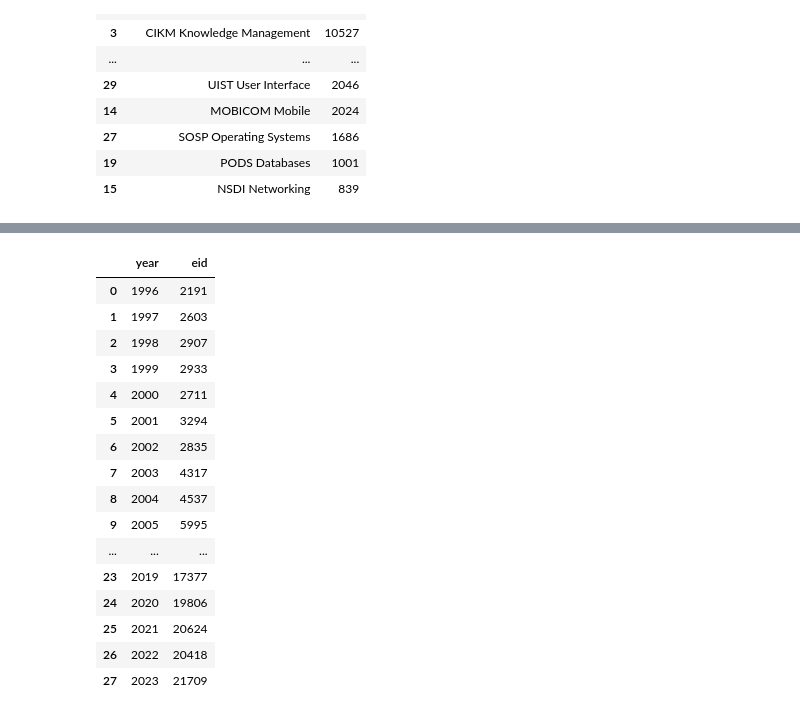
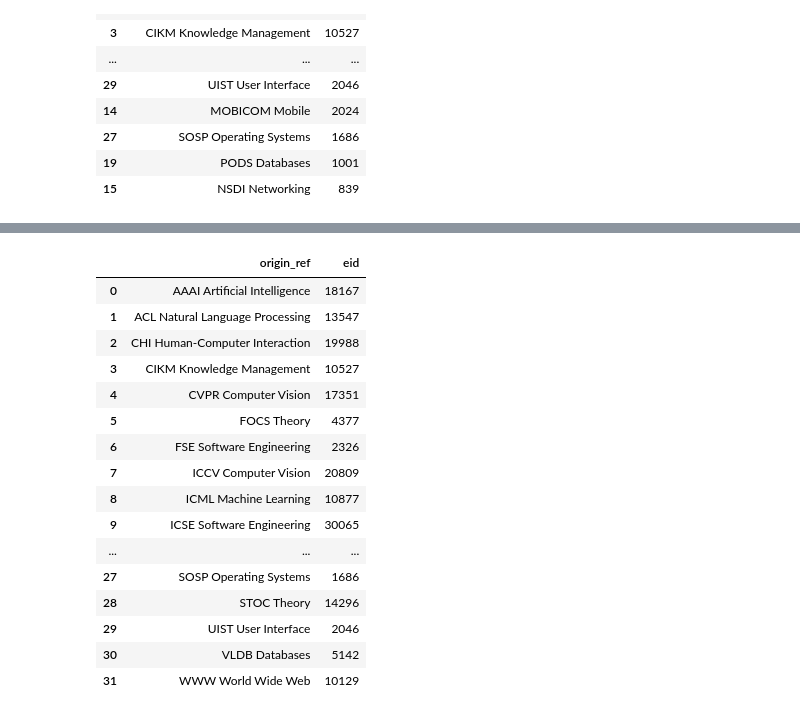
Before and after one commit to JJEliPark/Bibliometric, a Jupyter notebook: papers_eda.ipynb, the cells around one changed output, grey strips where cells are left out. Drawn from its saved outputs; the diff is of its cells as text; code cells hidden in the pictures.

```diff
--- a/papers_eda.ipynb
+++ b/papers_eda.ipynb
@@ -48,0 +68,6 @@ data.groupby('origin_ref').count().reset_index()[['origin_ref', 'eid']].sort_val
+# %%
+data['author_count'] = data['author_count'].fillna(0).astype(int)
+print("논문 별 평균 저자 수",data['author_count'].mean())
+
+df_exploded = data.assign(affiliation_country=data['affiliation_country'].str.split(';')).explode('affiliation_country')
+print("논문 별 평균 공동 작업 국가 수", df_exploded.groupby('eid')['affiliation_country'].nunique().mean())
@@ -49,20 +114,20 @@ data.groupby('origin_ref').count().reset_index()[['origin_ref', 'eid']].sort_val
 # %%
-data.groupby('year').count().reset_index()[['year', 'eid']].sort_values('year')
+data.groupby('origin_ref')['eid'].count().reset_index().sort_values('origin_ref')
 # %% [output]
-|  | year | eid |
-| 0 | 1996 | 2191 |
-| 1 | 1997 | 2603 |
-| 2 | 1998 | 2907 |
-| 3 | 1999 | 2933 |
-| 4 | 2000 | 2711 |
-| 5 | 2001 | 3294 |
-| 6 | 2002 | 2835 |
-| 7 | 2003 | 4317 |
-| 8 | 2004 | 4537 |
-| 9 | 2005 | 5995 |
+|  | origin_ref | eid |
+| 0 | AAAI Artificial Intelligence | 18167 |
+| 1 | ACL Natural Language Processing | 13547 |
+| 2 | CHI Human-Computer Interaction | 19988 |
+| 3 | CIKM Knowledge Management | 10527 |
+| 4 | CVPR Computer Vision | 17351 |
+| 5 | FOCS Theory | 4377 |
+| 6 | FSE Software Engineering | 2326 |
+| 7 | ICCV Computer Vision | 20809 |
+| 8 | ICML Machine Learning | 10877 |
+| 9 | ICSE Software Engineering | 30065 |
 | ... | ... | ... |
-| 23 | 2019 | 17377 |
-| 24 | 2020 | 19806 |
-| 25 | 2021 | 20624 |
-| 26 | 2022 | 20418 |
-| 27 | 2023 | 21709 |
+| 27 | SOSP Operating Systems | 1686 |
+| 28 | STOC Theory | 14296 |
+| 29 | UIST User Interface | 2046 |
+| 30 | VLDB Databases | 5142 |
+| 31 | WWW World Wide Web | 10129 |
```
Also changed, not shown: parts of 9 cells of this notebook, 17 other files.
